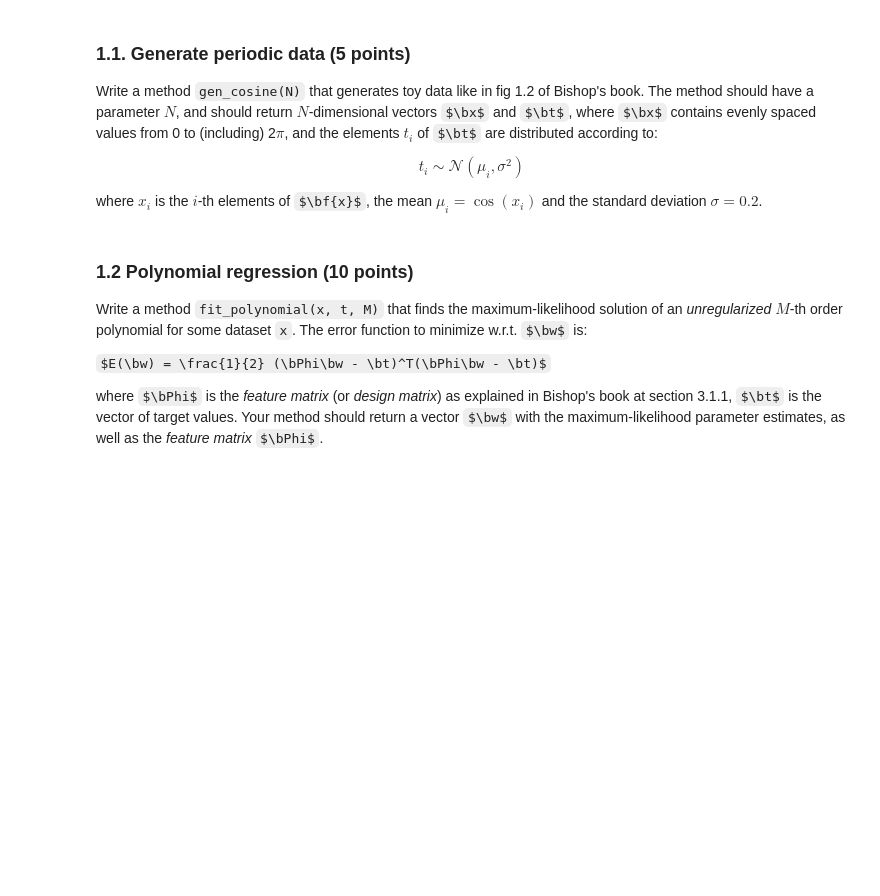
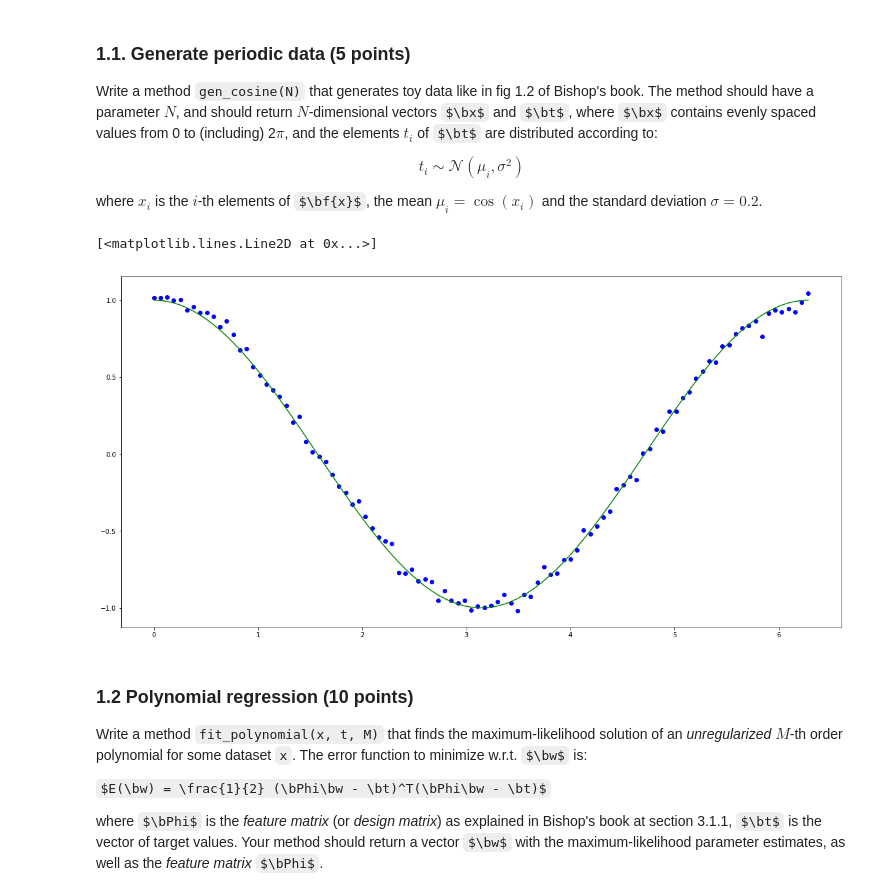
Before and after one commit to hammond756/ml1labs, a Jupyter notebook: 11336404_10437215_lab1.ipynb, the cells around one changed output. Saved outputs shown, nothing was run; the diff lists cells and outputs as text; code cells hidden in the pictures; some formulas as TeX source; blank space fills up the shorter version.

Commit message:
added plot to 1.1

```diff
--- a/11336404_10437215_lab1.ipynb
+++ b/11336404_10437215_lab1.ipynb
@@ -54,12 +54,16 @@ where $x_i$ is the $i$-th elements of $\bf{x}$, the mean $\mu_i = \cos(x_i)$ and
 # %%
 def gen_cosine(n):
     x = np.linspace(0, 2*np.pi, num=n, endpoint=True)
-    t = np.zeros(n)
-
-    for i, x_i in np.ndenumerate(x):
-        t[i] = np.random.normal(np.cos(x_i), 0.2**2)
+    t = np.random.normal(np.cos(x), 0.2**2*np.ones(n))
 
     return x, t
+
+x, t = gen_cosine(100)
+plt.scatter(x,t, color="blue")
+plt.plot(x, cos(x), color="green")
+# %% [output]
+[<matplotlib.lines.Line2D at 0x...>]
+[figure, added]
 # %%
 ### Test your function
 np.random.seed(5)
```
Also changed, not shown: parts of 1 cell of this notebook.
